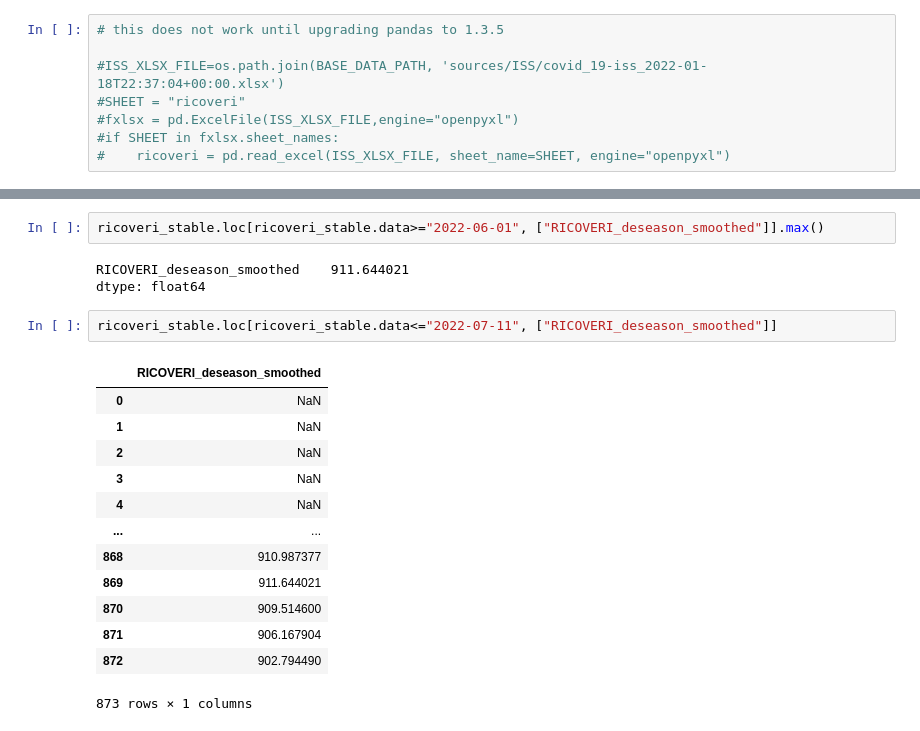
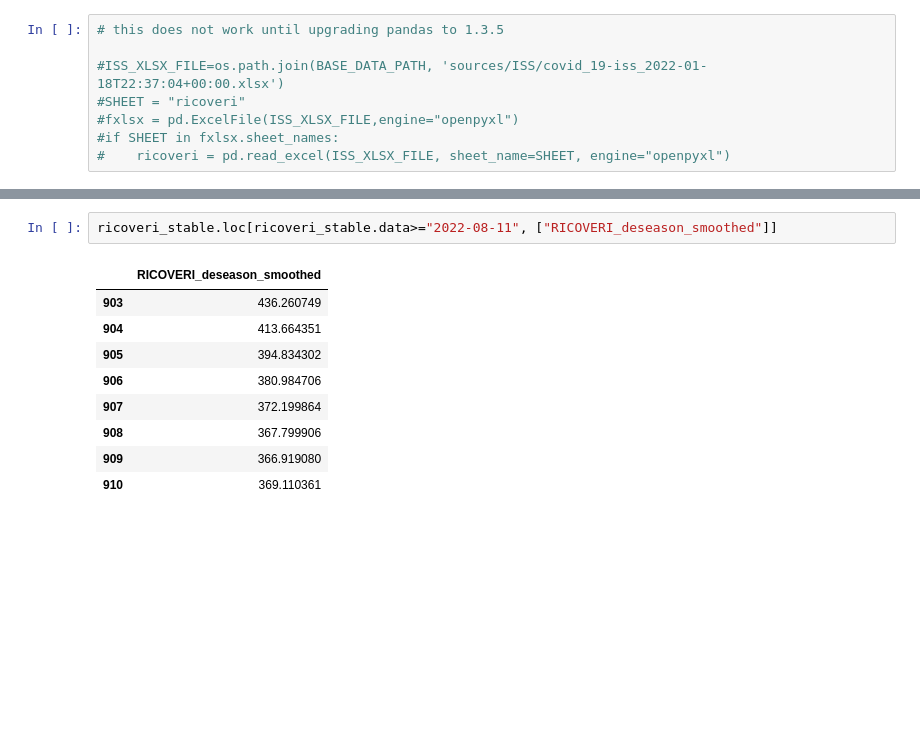
Before and after one commit to tomorrowdata/COVID-19, a Jupyter notebook: notebooks/Rt_on_italian_national_data.ipynb, the cells around one changed output, grey strips where cells are left out. Saved outputs shown, nothing was run; the diff lists cells and outputs as text; blank space fills up the shorter version.

```diff
--- a/notebooks/Rt_on_italian_national_data.ipynb
+++ b/notebooks/Rt_on_italian_national_data.ipynb
@@ -697,21 +673,12 @@ Hadm_max
 # %%
-ricoveri_stable.loc[ricoveri_stable.data>="2022-06-01", ["RICOVERI_deseason_smoothed"]].max()
+ricoveri_stable.loc[ricoveri_stable.data>="2022-08-11", ["RICOVERI_deseason_smoothed"]]
 # %% [output]
-RICOVERI_deseason_smoothed    911.644021
-dtype: float64
+|  | RICOVERI_deseason_smoothed |
+| 903 | 436.260749 |
+| 904 | 413.664351 |
+| 905 | 394.834302 |
+| 906 | 380.984706 |
+| 907 | 372.199864 |
+| 908 | 367.799906 |
+| 909 | 366.919080 |
+| 910 | 369.110361 |
-# %%
-ricoveri_stable.loc[ricoveri_stable.data<="2022-07-11", ["RICOVERI_deseason_smoothed"]]
-# %% [output]
-|  | RICOVERI_deseason_smoothed |
-| 0 | NaN |
-| 1 | NaN |
-| 2 | NaN |
-| 3 | NaN |
-| 4 | NaN |
-| ... | ... |
-| 868 | 910.987377 |
-| 869 | 911.644021 |
-| 870 | 909.514600 |
-| 871 | 906.167904 |
-| 872 | 902.794490 |
-873 rows × 1 columns
```
Also changed, not shown: parts of 23 cells of this notebook, 11 other files.
